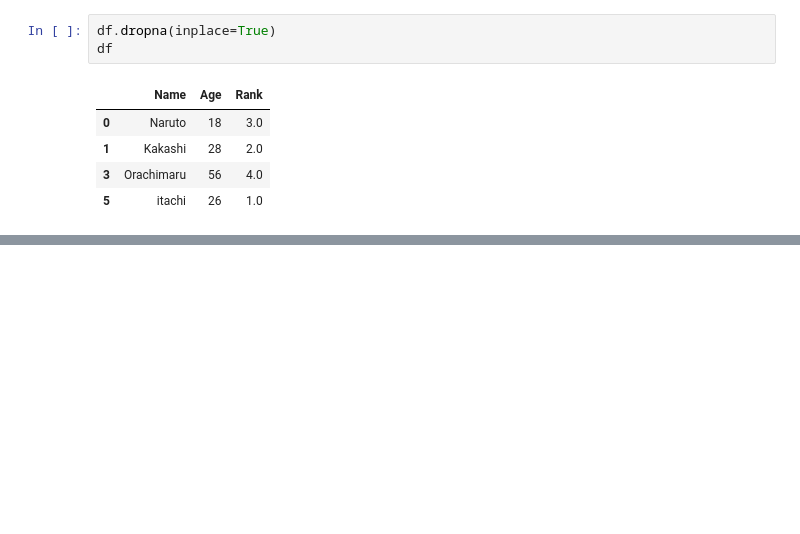
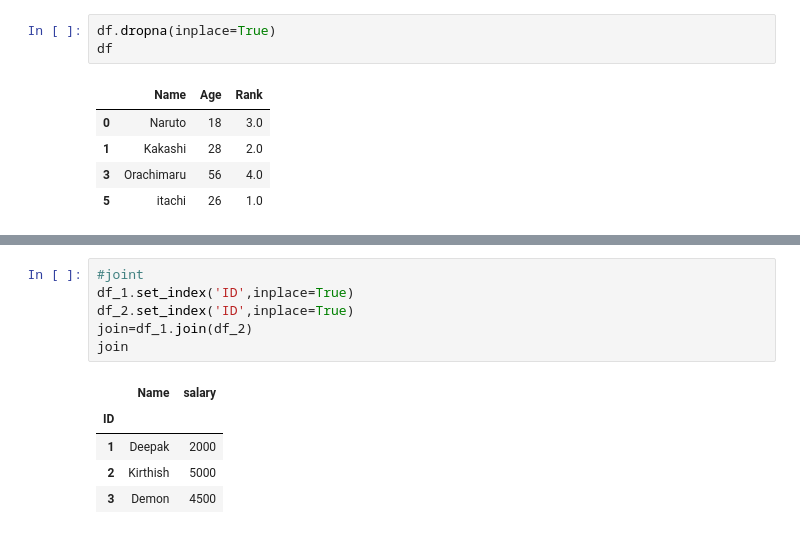
Before and after one commit to Deepak0121-svg/Pandas, a Jupyter notebook: pandas.ipynb, the cells around one changed output, grey strips where cells are left out. Drawn from its saved outputs; the diff is of its cells as text; blank space fills up the shorter version.

```diff
--- a/pandas.ipynb
+++ b/pandas.ipynb
@@ -411,0 +438,12 @@ df
+# %%
+#joint
+df_1.set_index('ID',inplace=True)
+df_2.set_index('ID',inplace=True)
+join=df_1.join(df_2)
+join
+# %% [output]
+|  | Name | salary |
+| ID |  |  |
+| 1 | Deepak | 2000 |
+| 2 | Kirthish | 5000 |
+| 3 | Demon | 4500 |
```
Also changed, not shown: parts of 20 cells of this notebook.
